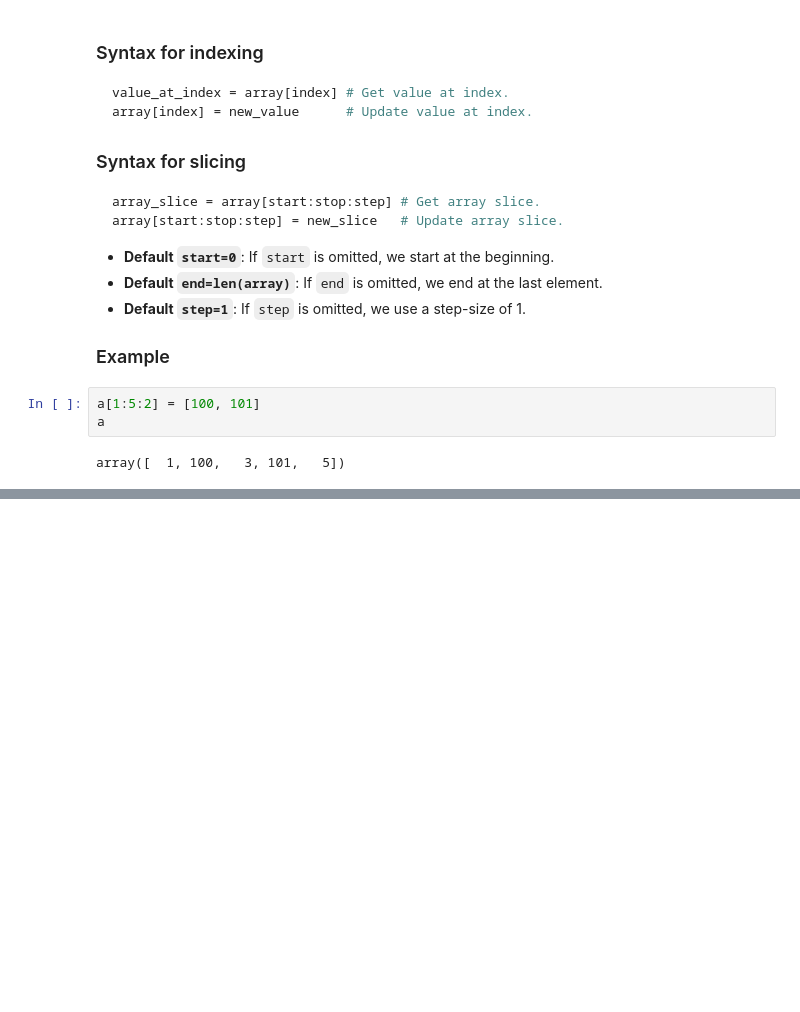
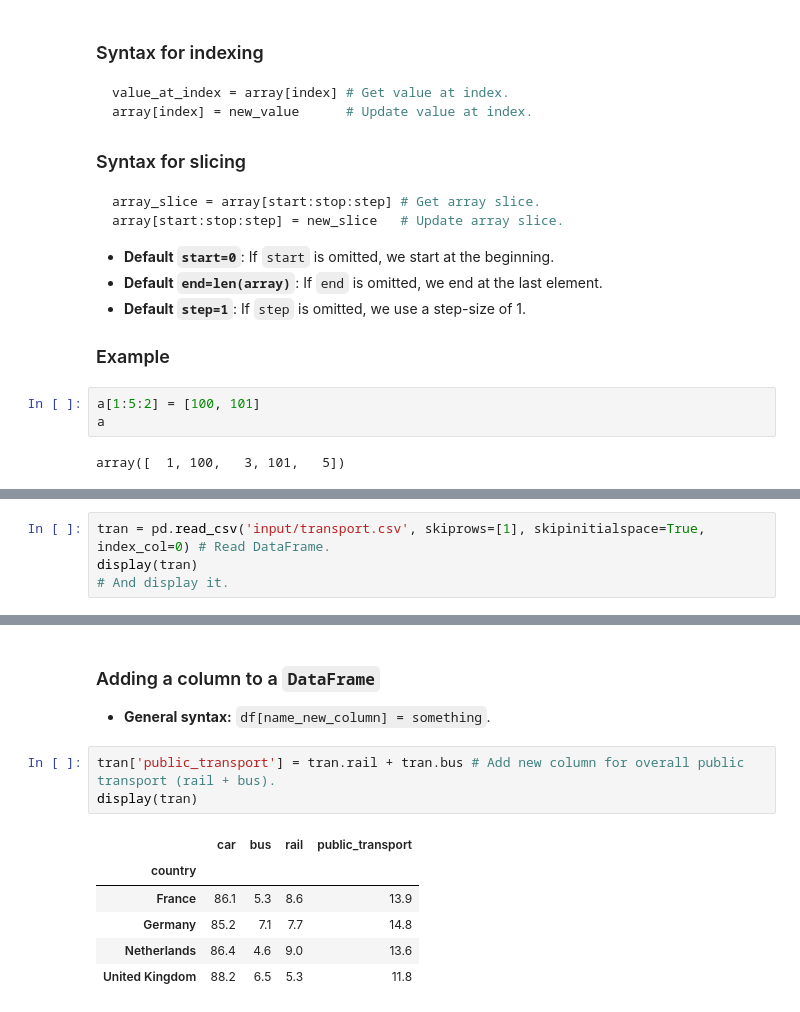
Before and after one commit to bionetslab/python-intro, a Jupyter notebook: data_handling.ipynb, the cells around one changed output, grey strips where cells are left out. Drawn from its saved outputs; the diff is of its cells as text; blank space fills up the shorter version.

```diff
--- a/data_handling.ipynb
+++ b/data_handling.ipynb
@@ -115,0 +275,3 @@ The second but last entry in the array is 40.
+# %%
+tran = pd.read_csv('input/transport.csv', skiprows=[1], skipinitialspace=True, index_col=0) # Read DataFrame.
+display(tran)                                                                               # And display it.
@@ -115,0 +389,14 @@ The second but last entry in the array is 40.
+# %% [markdown]
+### Adding a column to a `DataFrame`
+
+- **General syntax:** `df[name_new_column] = something`.
+# %%
+tran['public_transport'] = tran.rail + tran.bus # Add new column for overall public transport (rail + bus).
+display(tran)
+# %% [output]
+|  | car | bus | rail | public_transport |
+| country |  |  |  |  |
+| France | 86.1 | 5.3 | 8.6 | 13.9 |
+| Germany | 85.2 | 7.1 | 7.7 | 14.8 |
+| Netherlands | 86.4 | 4.6 | 9.0 | 13.6 |
+| United Kingdom | 88.2 | 6.5 | 5.3 | 11.8 |
```
Also changed, not shown: parts of 53 cells of this notebook, 3 other files.
